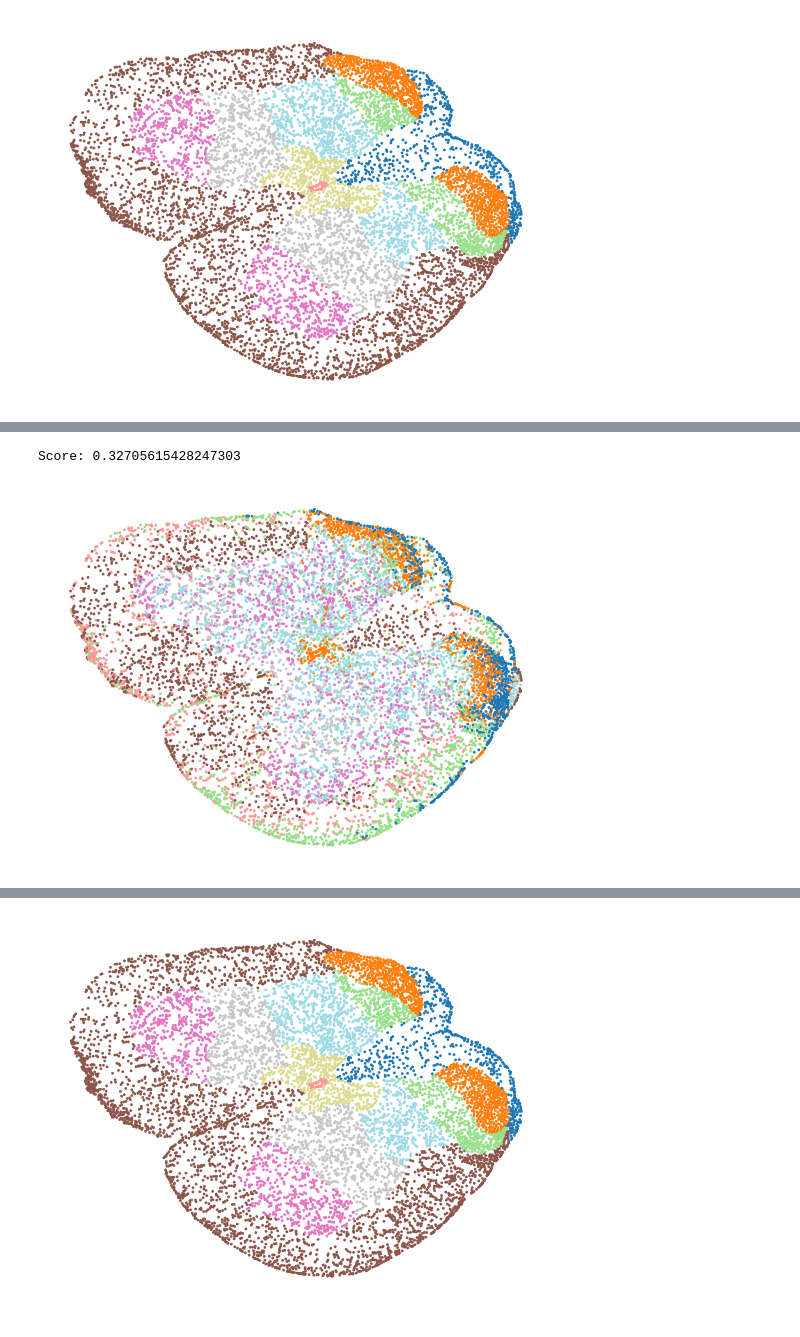
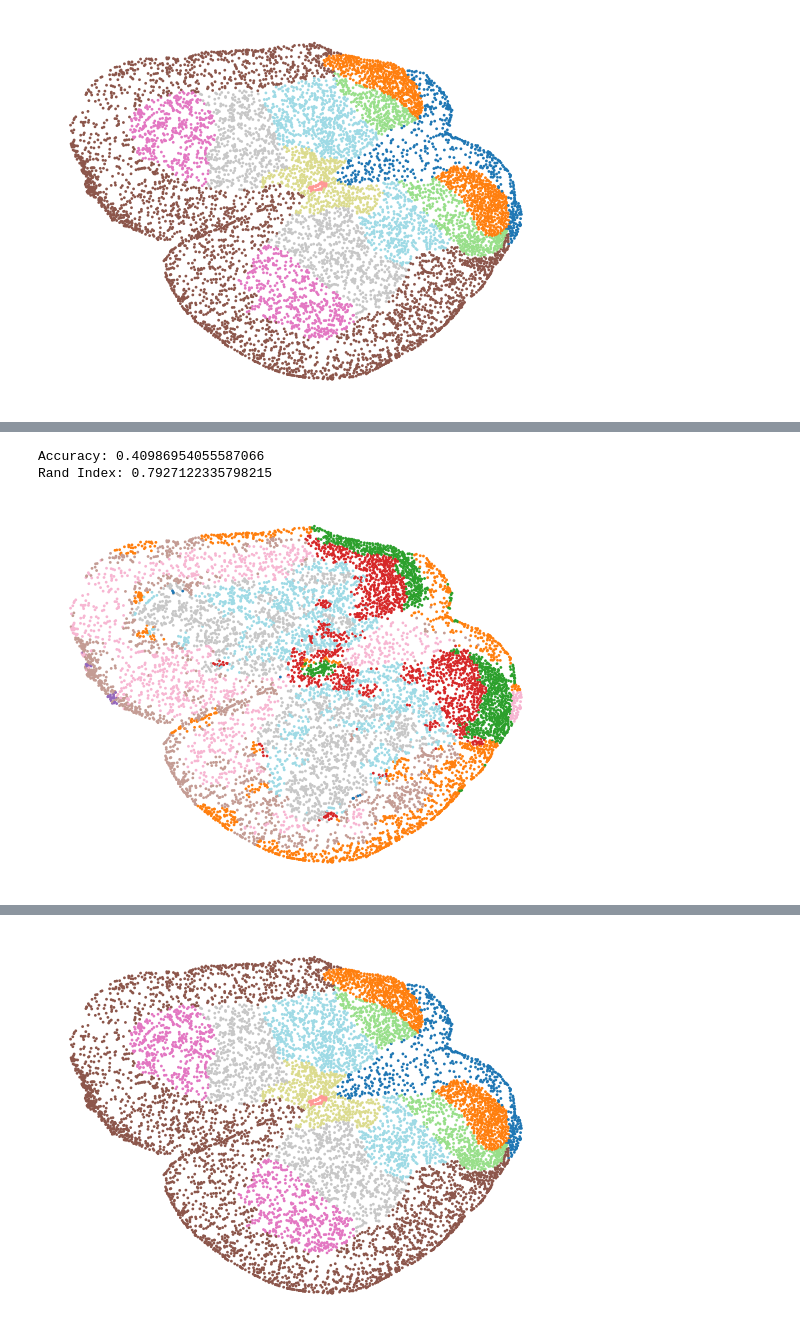
Before and after one commit to craigfouts/NeuralTopicModels, a Jupyter notebook: sandbox.ipynb, the cells around one changed output, grey strips where cells are left out. Drawn from its saved outputs; the diff is of its cells as text; code cells hidden in the pictures.

```diff
--- a/sandbox.ipynb
+++ b/sandbox.ipynb
@@ -63,18 +312,24 @@ util.visualize_dataset(X, X_labels, size=1, show_ax=False)
 # %%
 N_TOPICS = np.unique(X_labels).shape[0]
-N_WORDS = 100
-VOCAB_SIZE = 25
+N_WORDS = 25
+VOCAB_SIZE = 50
 HIDDEN_DIM = (VOCAB_SIZE + N_TOPICS)//2
-N_STEPS = 1000
-LEARNING_RATE = 1e-3
-GP_STEPS = 1000
+N_STEPS = 20000
+LEARNING_RATE = 1e-4
+GP_DIM = 2
+GP_STEPS = 10000
+GP_RATE = 1e-4
+GP_INDUCING = 500
+GP_VARIANCE = 800.
 
 pyro.clear_param_store()
 
-model = models.GPNTM(N_TOPICS, N_WORDS, VOCAB_SIZE, HIDDEN_DIM).fit(X, N_STEPS, LEARNING_RATE, GP_STEPS)
+model = models.GPNTM(N_TOPICS, N_WORDS, VOCAB_SIZE, HIDDEN_DIM).fit(X, N_STEPS, LEARNING_RATE, GP_DIM, GP_STEPS, GP_RATE, GP_INDUCING, GP_VARIANCE)
 Y_labels, score = util.evaluate(X_labels, model.transform().argmax(-1))
-print('Score:', score)
+print('Accuracy:', score)
+print('Rand Index:', rand_score(X_labels, Y_labels))
 util.visualize_dataset(X, Y_labels, size=1, show_ax=False)
 # %% [output]
-Score: 0.32705615428247303
+Accuracy: 0.40986954055587066
+Rand Index: 0.7927122335798215
-[figure, old version]
+[figure, new version]
```
Also changed, not shown: parts of 29 cells of this notebook, 2 other files.
